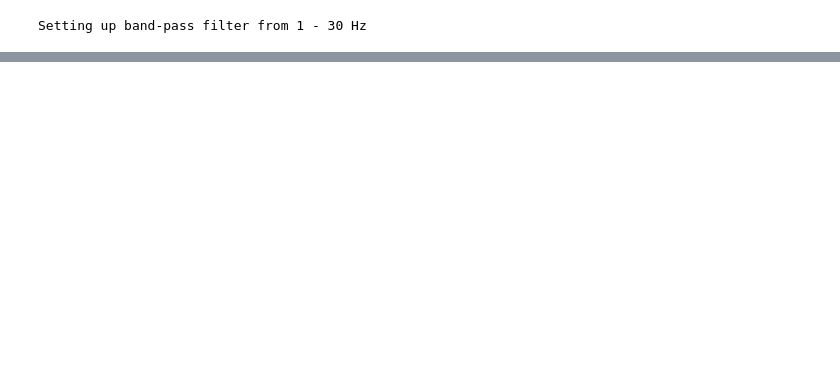
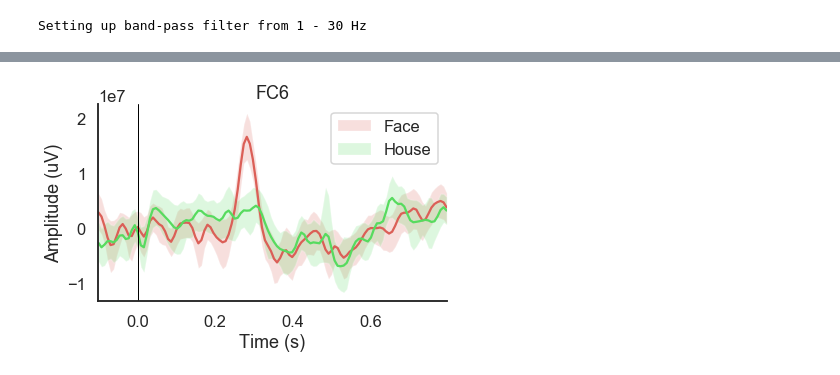
Before and after one commit to makebrainwaves/BrainWaves, a Jupyter notebook: notebooks/N170 Emotiv Analysis.ipynb, the cells around one changed output, grey strips where cells are left out. Cells and saved outputs as stored; diff of their text form; code cells hidden in the pictures; blank space fills up the shorter version.

```diff
--- a/notebooks/N170 Emotiv Analysis.ipynb
+++ b/notebooks/N170 Emotiv Analysis.ipynb
@@ -89,12 +97,11 @@ Channels marked as bad: []
 # %%
 ## Plot ERPs
 
 # Input
 ch_ind = 10
 
-# Computation
-conditions = OrderedDict({key: [value] for (key, value) in event_id.items()})
-
 # Output
 X, y = utils.plot_conditions(epochs, ch_ind=ch_ind, conditions=conditions,
-                                ci=97.5, n_boot=1000, title='',)
+                                ci=97.5, n_boot=1000, title='', diff_waveform=None)
+# %% [output]
+[figure, added]
```
Also changed, not shown: parts of 13 cells of this notebook.
